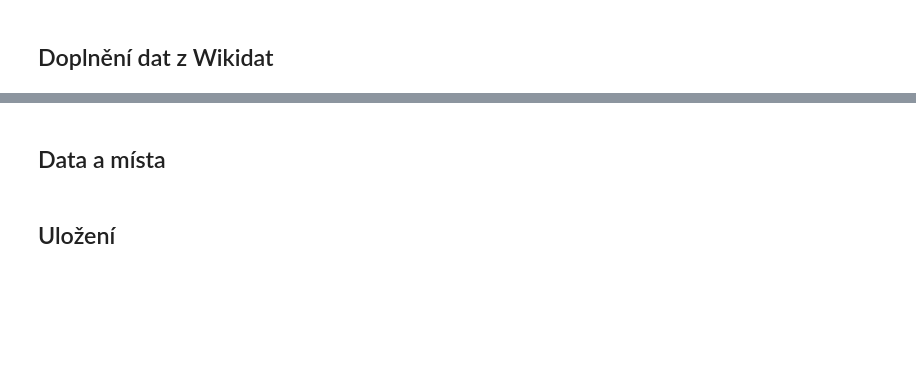
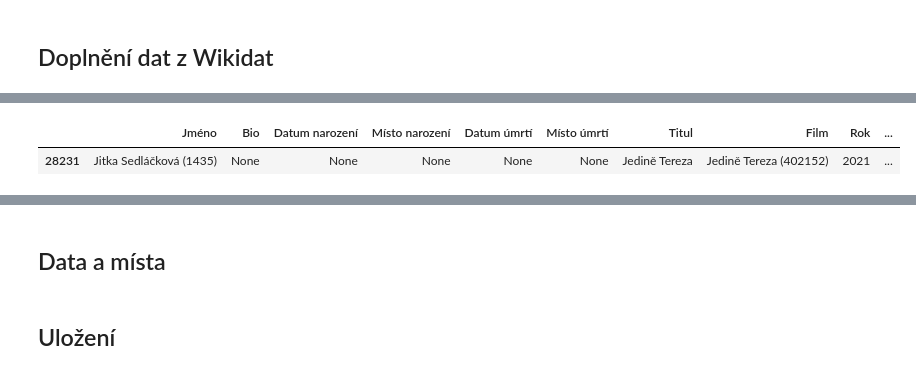
Before and after one commit to DataRozhlas/filmovy-prehled, a Jupyter notebook: 021 čistění a export herectva.ipynb, the cells around one changed output, grey strips where cells are left out. Cells and saved outputs as stored; diff of their text form; code cells hidden in the pictures; blank space fills up the shorter version.

```diff
--- a/021 čistění a export herectva.ipynb
+++ b/021 čistění a export herectva.ipynb
@@ -94,0 +40,5 @@ Martin Kolár (7977), ['27. 07. 1958', '24. 08. 2010']
+# %%
+herectvo[herectvo["Jméno"] == "Jitka Sedláčková (1435)"].sample(1)
+# %% [output]
+|  | Jméno | Bio | Datum narození | Místo narození | Datum úmrtí | Místo úmrtí | Titul | Film | Rok | ... |
+| 28231 | Jitka Sedláčková (1435) | None | None | None | None | None | Jedině Tereza | Jedině Tereza (402152) | 2021 | ... |
```
Also changed, not shown: parts of 18 cells of this notebook, 16 other files.
